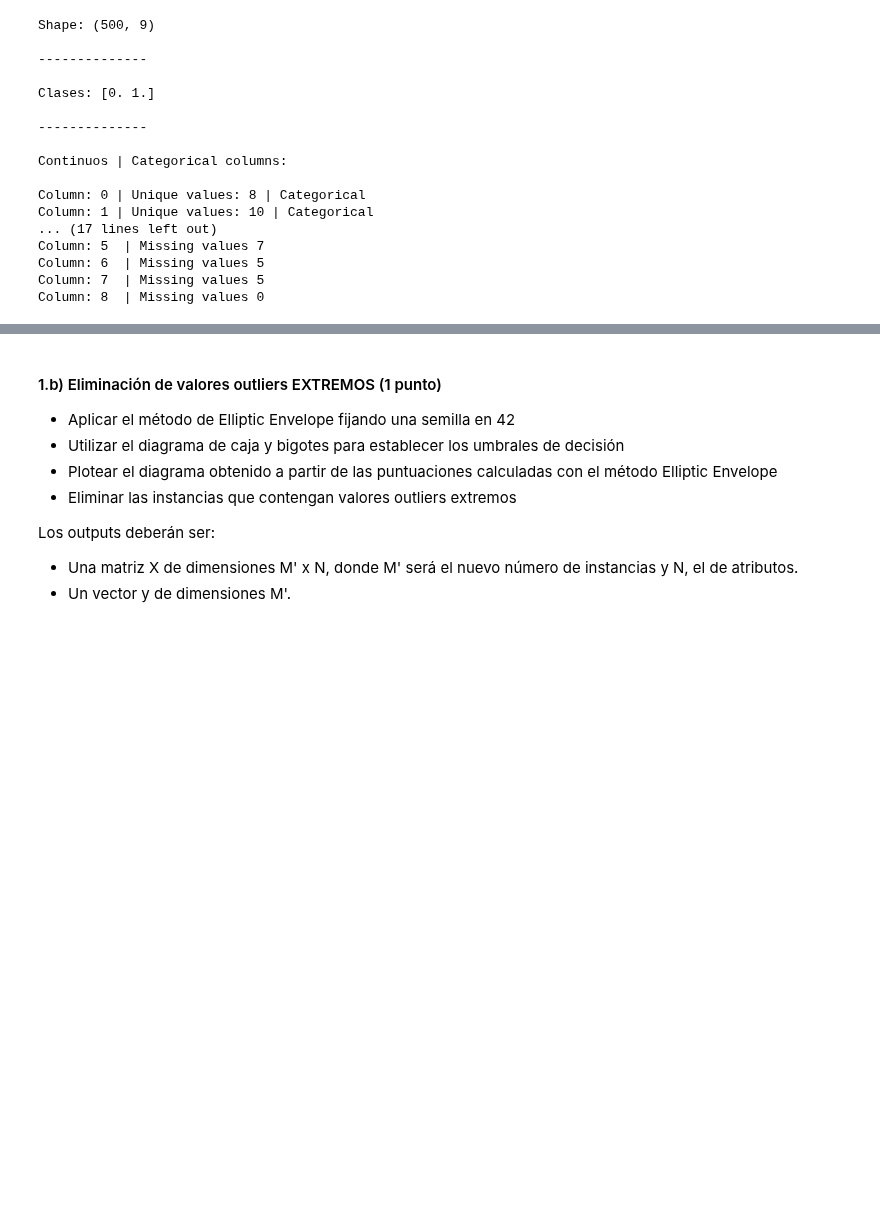
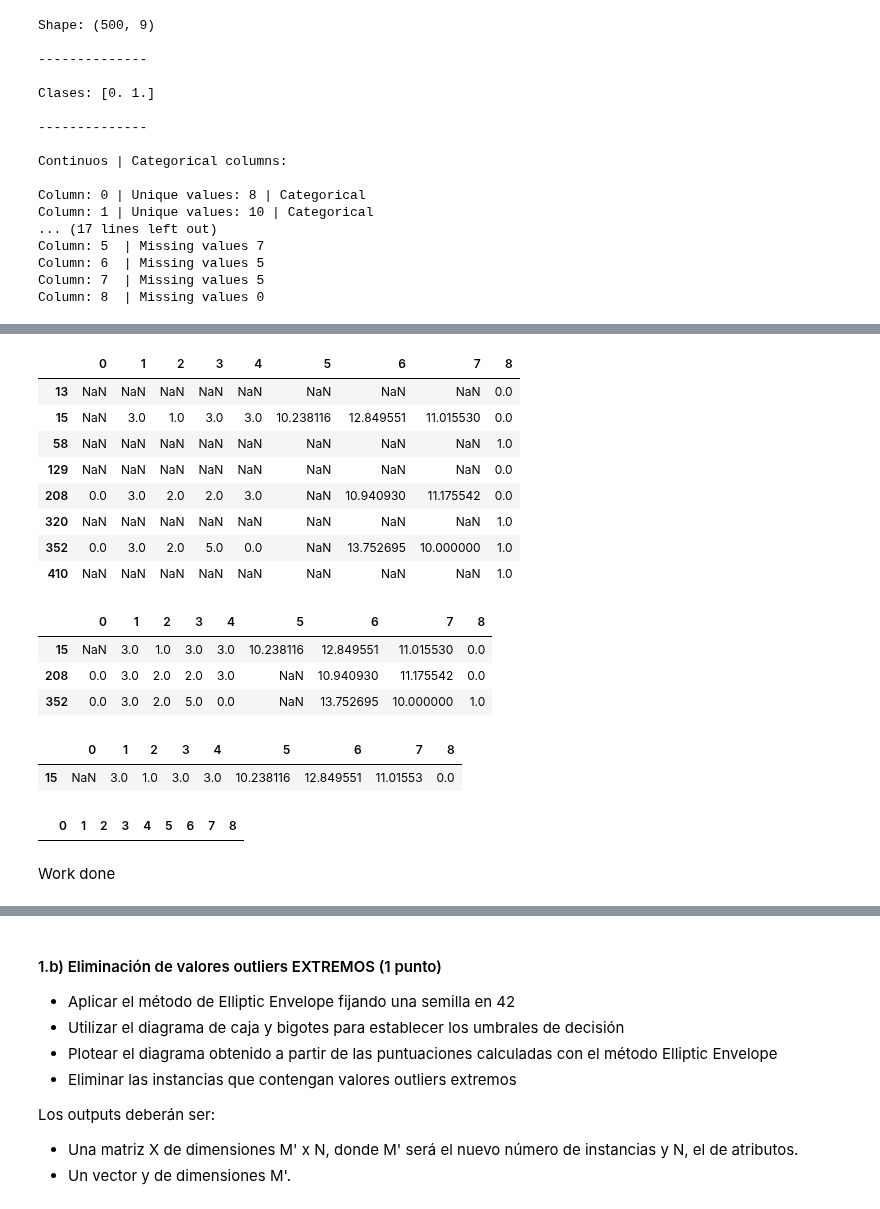
Before and after one commit to GZabalaG/AIMaster, a Jupyter notebook: Supervised/Prueba_final_Gonzalo_zabala_García.ipynb, the cells around one changed output, grey strips where cells are left out. Saved outputs shown, nothing was run; the diff lists cells and outputs as text; code cells hidden in the pictures; blank space fills up the shorter version.

```diff
--- a/Supervised/Prueba_final_Gonzalo_zabala_García.ipynb
+++ b/Supervised/Prueba_final_Gonzalo_zabala_García.ipynb
@@ -115,0 +135,44 @@ for column in data.T:
+# %%
+# Rows with more than NaNs value
+df1 = df[df.isna().any(axis=1)]
+display(df1)
+# %% [output]
+|  | 0 | 1 | 2 | 3 | 4 | 5 | 6 | 7 | 8 |
+| 13 | NaN | NaN | NaN | NaN | NaN | NaN | NaN | NaN | 0.0 |
+| 15 | NaN | 3.0 | 1.0 | 3.0 | 3.0 | 10.238116 | 12.849551 | 11.015530 | 0.0 |
+| 58 | NaN | NaN | NaN | NaN | NaN | NaN | NaN | NaN | 1.0 |
+| 129 | NaN | NaN | NaN | NaN | NaN | NaN | NaN | NaN | 0.0 |
+| 208 | 0.0 | 3.0 | 2.0 | 2.0 | 3.0 | NaN | 10.940930 | 11.175542 | 0.0 |
+| 320 | NaN | NaN | NaN | NaN | NaN | NaN | NaN | NaN | 1.0 |
+| 352 | 0.0 | 3.0 | 2.0 | 5.0 | 0.0 | NaN | 13.752695 | 10.000000 | 1.0 |
+| 410 | NaN | NaN | NaN | NaN | NaN | NaN | NaN | NaN | 1.0 |
+# %%
+# Drop rows with more than 1 NaN
+df = df[df.isnull().sum(axis=1) < 2]
+
+df1 = df[df.isna().any(axis=1)]
+display(df1)
+# %% [output]
+|  | 0 | 1 | 2 | 3 | 4 | 5 | 6 | 7 | 8 |
+| 15 | NaN | 3.0 | 1.0 | 3.0 | 3.0 | 10.238116 | 12.849551 | 11.015530 | 0.0 |
+| 208 | 0.0 | 3.0 | 2.0 | 2.0 | 3.0 | NaN | 10.940930 | 11.175542 | 0.0 |
+| 352 | 0.0 | 3.0 | 2.0 | 5.0 | 0.0 | NaN | 13.752695 | 10.000000 | 1.0 |
+# %%
+# Fill continuous NaN values
+df.iloc[:,con_cols] = df.iloc[:,con_cols].fillna(df.mean())
+
+df1 = df[df.isna().any(axis=1)]
+display(df1)
+# %% [output]
+|  | 0 | 1 | 2 | 3 | 4 | 5 | 6 | 7 | 8 |
+| 15 | NaN | 3.0 | 1.0 | 3.0 | 3.0 | 10.238116 | 12.849551 | 11.01553 | 0.0 |
+# %%
+# Fill continuous NaN values
+df.iloc[:,cat_cols] = df.iloc[:,cat_cols].fillna(df.mode()[0])
+
+df1 = df[df.isna().any(axis=1)]
+display(df1)
+# %% [output]
+|  | 0 | 1 | 2 | 3 | 4 | 5 | 6 | 7 | 8 |
+# %% [markdown]
+Work done
```
Also changed, not shown: parts of 29 cells of this notebook.
